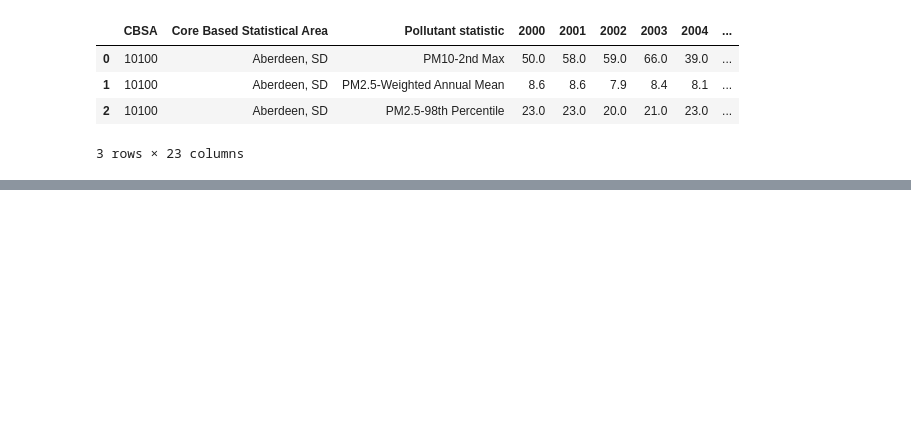
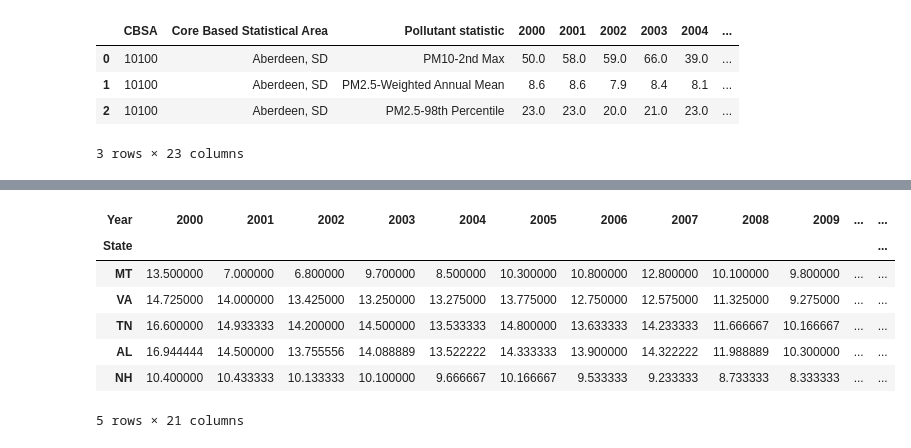
Before and after one commit to roshanmehta12/US-air-quality, a Jupyter notebook: mp1-air-quality.ipynb, the cells around one changed output, grey strips where cells are left out. Cells and saved outputs as stored; diff of their text form; code cells hidden in the pictures; blank space fills up the shorter version.

```diff
--- a/mp1-air-quality.ipynb
+++ b/mp1-air-quality.ipynb
@@ -140,0 +154,40 @@ dtype: float64
+# %%
+# Which state has seen the greatest improvement in PM 2.5 pollution over time? Montana!
+
+x = pd.merge(air_raw, cbsa_info, how = 'left', on = 'CBSA')
+x['Pollutant statistic'] = x[['Pollutant','Trend Statistic']].agg('-'.join, axis=1)
+
+x[['City','State']] = x['Core Based Statistical Area'].str.split(", ",expand=True)
+#x['State/Territory'].str.split('-', expand=True)
+#x['State/Territory'].str.split('-').explode('State/Territory')
+x_mod1 = x.assign(State = x['State'].str.split('-')).explode('State')
+
+x_mod1 = x_mod1.reset_index().melt(
+    id_vars =['CBSA', 'Pollutant statistic', 'Core Based Statistical Area', 'City', 'State'],
+    value_vars = ["2000", "2001", "2002", "2003", "2004", "2005", '2006', "2007", "2008", "2009", "2010", "2011",
+                 "2012", "2013", "2014", "2015", "2016", "2017", "2018", "2019"],
+    var_name = 'Year',
+    value_name = 'Concentration').pivot_table(
+    index = ['CBSA', 'Year', 'City', 'State'],
+    columns = ['Pollutant statistic'],
+    values = 'Concentration').reset_index()
+x_mod1 = x_mod1[['CBSA', 'Year', 'City', 'State', 'PM2.5-Weighted Annual Mean']]
+
+x_mod1 = x_mod1.drop(columns = ["CBSA"]).groupby(['Year', 'City', 'State']).mean()
+x_mod1 = x_mod1.reset_index().pivot_table(
+    index = "State",
+    columns = 'Year',
+    values = 'PM2.5-Weighted Annual Mean')
+
+# change in PM2.5 between 2000 and 2019
+x_mod1['change'] = ((x_mod1['2019'] - x_mod1['2000']) / x_mod1['2000'])
+x_mod1.sort_values(by=['change']).head()
+# %% [output]
+| Year | 2000 | 2001 | 2002 | 2003 | 2004 | 2005 | 2006 | 2007 | 2008 | 2009 | ... | ... |
+| State |  |  |  |  |  |  |  |  |  |  |  | ... |
+| MT | 13.500000 | 7.000000 | 6.800000 | 9.700000 | 8.500000 | 10.300000 | 10.800000 | 12.800000 | 10.100000 | 9.800000 | ... | ... |
+| VA | 14.725000 | 14.000000 | 13.425000 | 13.250000 | 13.275000 | 13.775000 | 12.750000 | 12.575000 | 11.325000 | 9.275000 | ... | ... |
+| TN | 16.600000 | 14.933333 | 14.200000 | 14.500000 | 13.533333 | 14.800000 | 13.633333 | 14.233333 | 11.666667 | 10.166667 | ... | ... |
+| AL | 16.944444 | 14.500000 | 13.755556 | 14.088889 | 13.522222 | 14.333333 | 13.900000 | 14.322222 | 11.988889 | 10.300000 | ... | ... |
+| NH | 10.400000 | 10.433333 | 10.133333 | 10.100000 | 9.666667 | 10.166667 | 9.533333 | 9.233333 | 8.733333 | 8.333333 | ... | ... |
+5 rows × 21 columns
```
Also changed, not shown: parts of 8 cells of this notebook, 1 other file.
